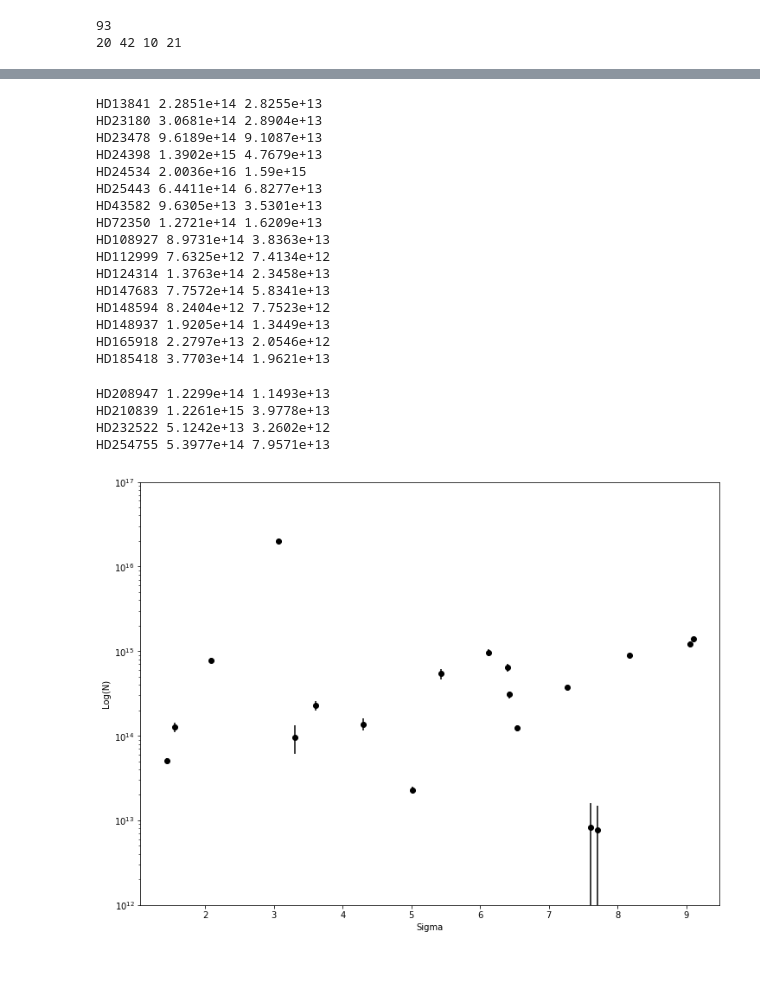
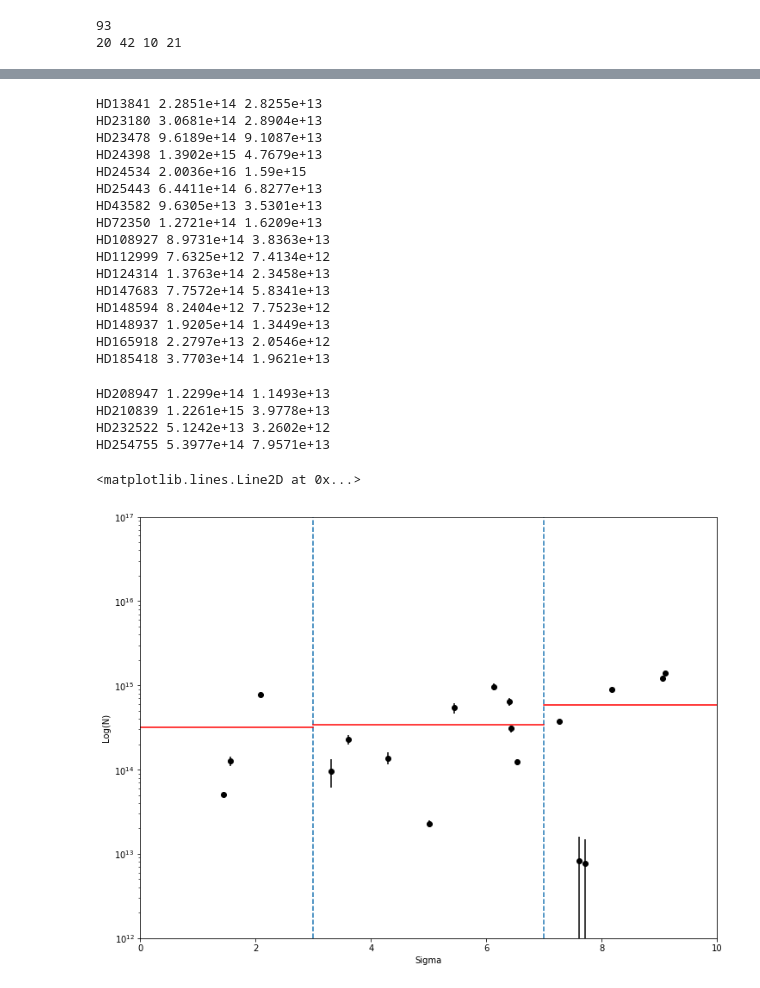
Before and after one commit to codydirks/PGCC_HST, a Jupyter notebook: Behind_Sightline_Analysis.ipynb, the cells around one changed output, grey strips where cells are left out. Drawn from its saved outputs; the diff is of its cells as text; code cells hidden in the pictures.

```diff
--- a/Behind_Sightline_Analysis.ipynb
+++ b/Behind_Sightline_Analysis.ipynb
@@ -377,14 +398,0 @@ subplt.axhline(0,0,1,color='k',ls='--',zorder=0)
-# %%
-c_lines=[1328.833, 1280.1353]
-
-for sample in (primary_sample, secondary_sample,in_front_sample,ambiguous_sample):
-    for sl in sample:
-        print sl[0],
-        #for c in c_lines:
-            #c_spec=[x for x in os.listdir(x1d_dir+sl[0]+'/E140H') if x.endswith('_'+str(c)+'.dat')]
-        co_res=[x for x in os.listdir(x1d_dir+sl[0]+'/E140H') if x.startswith('co_') and x.endswith('.txt')]
-            #if len(c_spec)>0:
-        print co_res
-        print
-    print
-    print
@@ -410,41 +452,60 @@ HD186688 []
 fig=plt.figure(figsize=(12,9))
 subplt1=plt.subplot(111)
 subplt1.set_ylim(float(1e12),float(1e17))
-#subplt1.set_xlim(0,10)
+subplt1.set_xlim(0,10)
 subplt1.set_xlabel('Sigma')
 subplt1.set_ylabel('Log(N)')
 subplt1.set_yscale('log')
+subplt1.axvline(3,0,1,linestyle='--')
+subplt1.axvline(7,0,1,linestyle='--')
+zerothree=[]
+threeseven=[]
+seventen=[]
 for entry in primary_sample:
     sightline=entry[0]
     ra,dec=entry[1]
     pgcc=entry[2]
     r_dist=get_r_dist(pgcc,ra.value,dec.value)
     co_res=[x for x in os.listdir(x1d_dir+entry[0]+'/E140H') if x.startswith('co_') and x.endswith('.txt')][0]
     with open(x1d_dir+entry[0]+'/E140H/'+co_res, 'r') as myfile:
         line=[x.strip() for x in myfile.readlines()][-1]
     n=float(line.split('error')[0].split('=')[1].strip())
     err=float(line.split('=')[-1].strip())
     print entry[0],n,err
-    subplt1.errorbar(r_dist,n,yerr=err,marker='o',color='k')
+    #subplt1.errorbar(r_dist,n,yerr=err,marker='o',color='k')
+    if r_dist<3:
+        zerothree.append(n)
+        subplt1.errorbar(r_dist,n,yerr=err,marker='o',color='k')
+    elif r_dist>7:
+        seventen.append(n)
+        subplt1.errorbar(r_dist,n,yerr=err,marker='o',color='k')
+    elif n<float('1e16'):
+        threeseven.append(n)
+        subplt1.errorbar(r_dist,n,yerr=err,marker='o',color='k')
+
+subplt1.axhline(sum(zerothree)/len(zerothree),0.0,0.3,color='r')
+subplt1.axhline(sum(threeseven)/len(threeseven),0.3,0.7,color='r')
+subplt1.axhline(sum(seventen)/len(seventen),0.7,1.0,color='r')
 # %% [output]
 HD13841 2.2851e+14 2.8255e+13
 HD23180 3.0681e+14 2.8904e+13
 HD23478 9.6189e+14 9.1087e+13
 HD24398 1.3902e+15 4.7679e+13
 HD24534 2.0036e+16 1.59e+15
 HD25443 6.4411e+14 6.8277e+13
 HD43582 9.6305e+13 3.5301e+13
 HD72350 1.2721e+14 1.6209e+13
 HD108927 8.9731e+14 3.8363e+13
 HD112999 7.6325e+12 7.4134e+12
 HD124314 1.3763e+14 2.3458e+13
 HD147683 7.7572e+14 5.8341e+13
 HD148594 8.2404e+12 7.7523e+12
 HD148937 1.9205e+14 1.3449e+13
 HD165918 2.2797e+13 2.0546e+12
 HD185418 3.7703e+14 1.9621e+13
 HD208947 1.2299e+14 1.1493e+13
 HD210839 1.2261e+15 3.9778e+13
 HD232522 5.1242e+13 3.2602e+12
 HD254755 5.3977e+14 7.9571e+13
+<matplotlib.lines.Line2D at 0x...>
-[figure, old version]
+[figure, new version]
```
Also changed, not shown: parts of 4 cells of this notebook.
